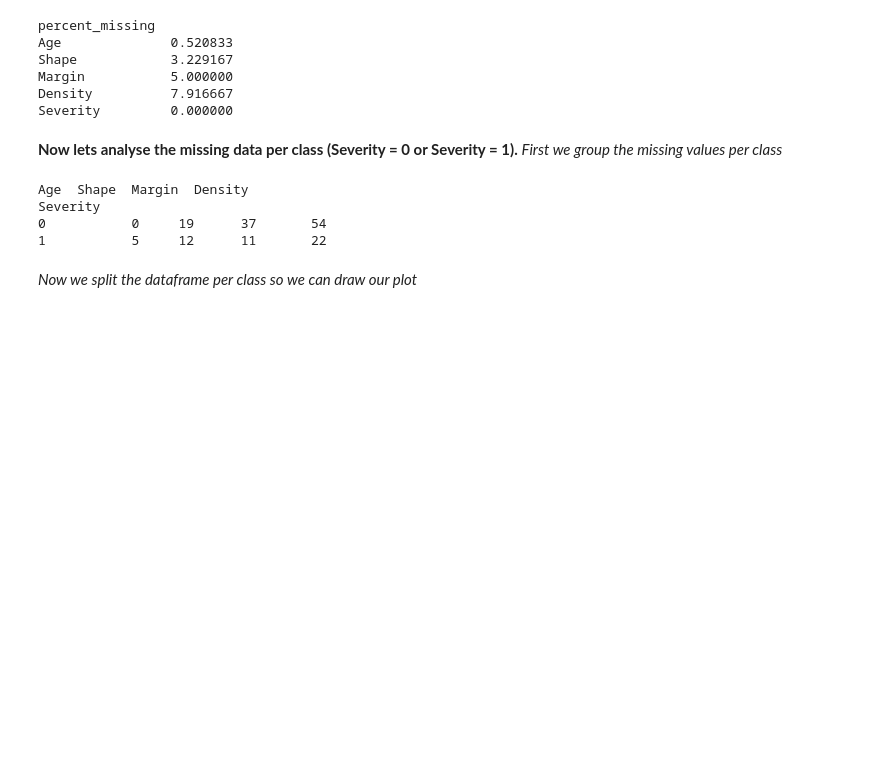
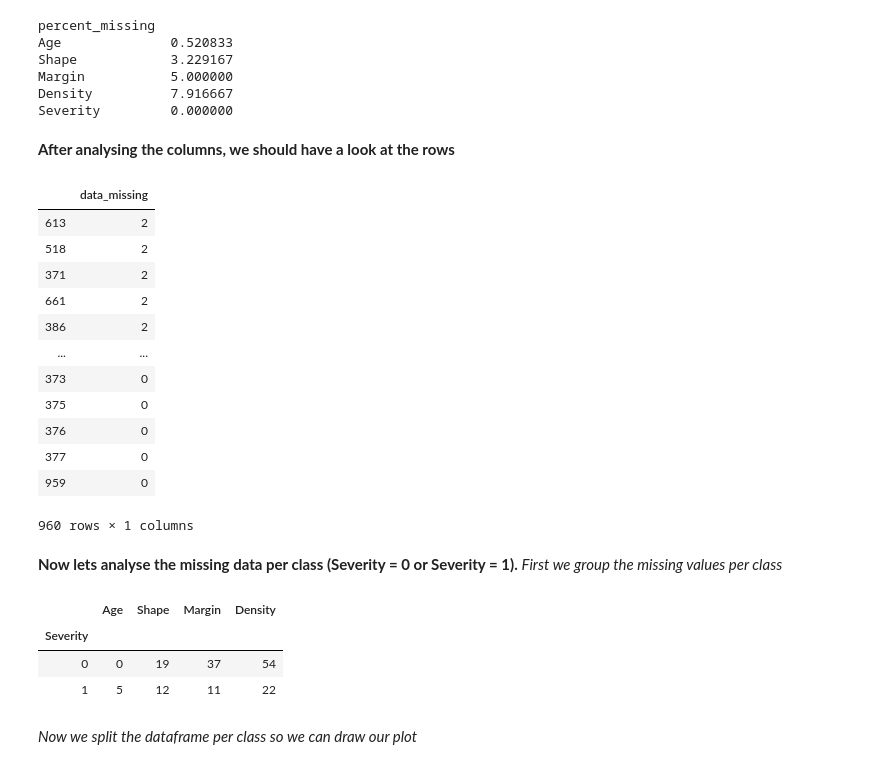
Before and after one commit to pferreira101/ClinicalExaminations, a Jupyter notebook: ClinicalExaminations/script.ipynb, the cells around one changed output. Cells and saved outputs as stored; diff of their text form; code cells hidden in the pictures; blank space fills up the shorter version.

```diff
--- a/ClinicalExaminations/script.ipynb
+++ b/ClinicalExaminations/script.ipynb
@@ -160,18 +158,39 @@ Shape            3.229167
 Margin           5.000000
 Density          7.916667
 Severity         0.000000
+# %% [markdown]
+**After analysing the columns, we should have a look at the rows**
+# %%
+data_missing = len(data.columns) - (data.apply(lambda x: x.count(), axis=1))
+missing_values_data_rows = pd.DataFrame({'data_missing':data_missing})
+missing_values_data_rows.sort_values('data_missing',inplace=True,ascending=False)
+missing_values_data_rows
+# %% [output]
+|  | data_missing |
+| 613 | 2 |
+| 518 | 2 |
+| 371 | 2 |
+| 661 | 2 |
+| 386 | 2 |
+| ... | ... |
+| 373 | 0 |
+| 375 | 0 |
+| 376 | 0 |
+| 377 | 0 |
+| 959 | 0 |
+960 rows × 1 columns
 # %% [markdown]
 **Now lets analyse the missing data per class (Severity = 0 or Severity = 1).**
 *First we group the missing values per class*
 # %%
 grouped_data = data.groupby('Severity')
 missing_values_class = grouped_data.count().rsub(grouped_data.size(), axis=0)
-print(missing_values_class)
+missing_values_class
 # %% [output]
-Age  Shape  Margin  Density
-Severity
-0           0     19      37       54
-1           5     12      11       22
+|  | Age | Shape | Margin | Density |
+| Severity |  |  |  |  |
+| 0 | 0 | 19 | 37 | 54 |
+| 1 | 5 | 12 | 11 | 22 |
 # %% [markdown]
 *Now we split the dataframe per class so we can draw our plot*
 # %%
```
Also changed, not shown: parts of 9 cells of this notebook.
